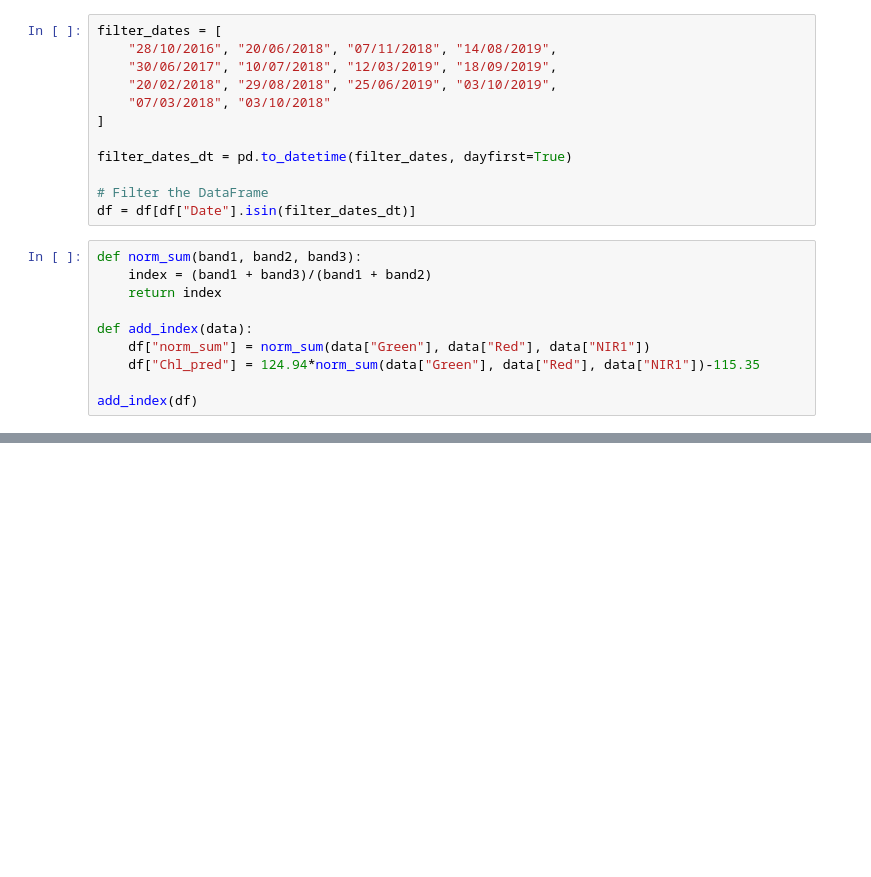
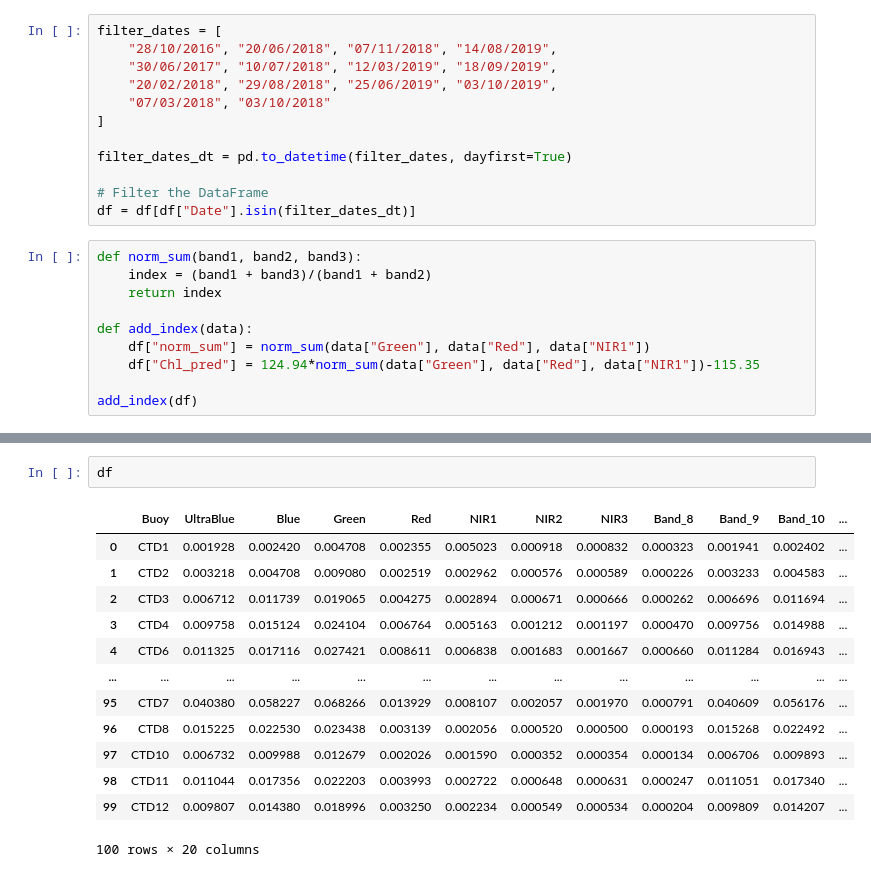
Before and after one commit to Antonio-MI/mar-menor-chl, a Jupyter notebook: Modelos_Clorofila_Related.ipynb, the cells around one changed output, grey strips where cells are left out. Drawn from its saved outputs; the diff is of its cells as text; blank space fills up the shorter version.

```diff
--- a/Modelos_Clorofila_Related.ipynb
+++ b/Modelos_Clorofila_Related.ipynb
@@ -233,3 +230,19 @@ plt.show()
+# %%
+df
+# %% [output]
+|  | Buoy | UltraBlue | Blue | Green | Red | NIR1 | NIR2 | NIR3 | Band_8 | Band_9 | Band_10 | ... |
+| 0 | CTD1 | 0.001928 | 0.002420 | 0.004708 | 0.002355 | 0.005023 | 0.000918 | 0.000832 | 0.000323 | 0.001941 | 0.002402 | ... |
+| 1 | CTD2 | 0.003218 | 0.004708 | 0.009080 | 0.002519 | 0.002962 | 0.000576 | 0.000589 | 0.000226 | 0.003233 | 0.004583 | ... |
+| 2 | CTD3 | 0.006712 | 0.011739 | 0.019065 | 0.004275 | 0.002894 | 0.000671 | 0.000666 | 0.000262 | 0.006696 | 0.011694 | ... |
+| 3 | CTD4 | 0.009758 | 0.015124 | 0.024104 | 0.006764 | 0.005163 | 0.001212 | 0.001197 | 0.000470 | 0.009756 | 0.014988 | ... |
+| 4 | CTD6 | 0.011325 | 0.017116 | 0.027421 | 0.008611 | 0.006838 | 0.001683 | 0.001667 | 0.000660 | 0.011284 | 0.016943 | ... |
+| ... | ... | ... | ... | ... | ... | ... | ... | ... | ... | ... | ... | ... |
+| 95 | CTD7 | 0.040380 | 0.058227 | 0.068266 | 0.013929 | 0.008107 | 0.002057 | 0.001970 | 0.000791 | 0.040609 | 0.056176 | ... |
+| 96 | CTD8 | 0.015225 | 0.022530 | 0.023438 | 0.003139 | 0.002056 | 0.000520 | 0.000500 | 0.000193 | 0.015268 | 0.022492 | ... |
+| 97 | CTD10 | 0.006732 | 0.009988 | 0.012679 | 0.002026 | 0.001590 | 0.000352 | 0.000354 | 0.000134 | 0.006706 | 0.009893 | ... |
+| 98 | CTD11 | 0.011044 | 0.017356 | 0.022203 | 0.003993 | 0.002722 | 0.000648 | 0.000631 | 0.000247 | 0.011051 | 0.017340 | ... |
+| 99 | CTD12 | 0.009807 | 0.014380 | 0.018996 | 0.003250 | 0.002234 | 0.000549 | 0.000534 | 0.000204 | 0.009809 | 0.014207 | ... |
+100 rows × 20 columns
 # %%
 from sklearn.linear_model import LinearRegression
 
```
Also changed, not shown: parts of 13 cells of this notebook, 2 other files.
